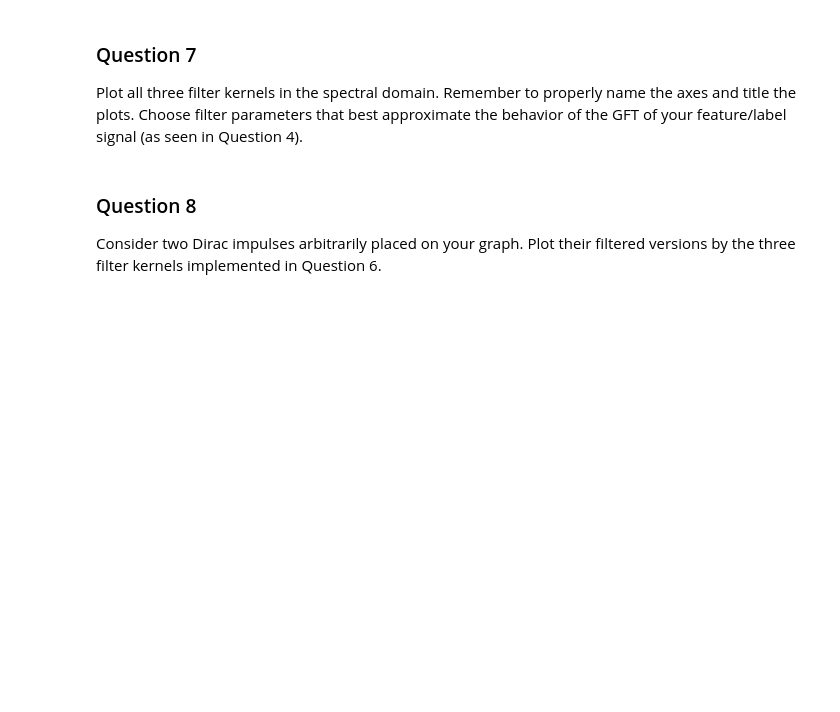
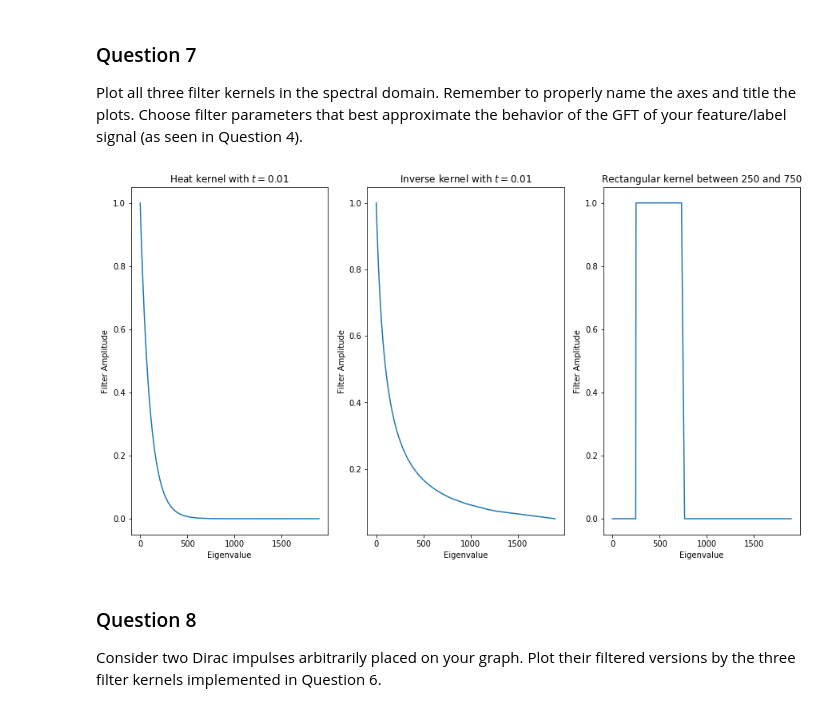
Before and after one commit to mattminder/ntds_24, a Jupyter notebook: Milestone_4/4_graph_signal_processing.ipynb, the cells around one changed output. Saved outputs shown, nothing was run; the diff lists cells and outputs as text; code cells hidden in the pictures; blank space fills up the shorter version.

```diff
--- a/Milestone_4/4_graph_signal_processing.ipynb
+++ b/Milestone_4/4_graph_signal_processing.ipynb
@@ -289,3 +287,17 @@ Plot all three filter kernels in the spectral domain. Remember to properly name
+# %%
+fig = plt.figure(figsize=(15,8))
+ax  = fig.subplots(1,3)
+ax[0].plot(eigenvalues,heat_kernel(eigenvalues,0.01)) #lowpass heat filter
+ax[0].set_title('Heat kernel with $t=0.01$')
+ax[1].plot(eigenvalues,inverse_kernel(eigenvalues,0.01)) #lowpass inverse filter
+ax[1].set_title('Inverse kernel with $t=0.01$')
+ax[2].plot(eigenvalues,rectangle_kernel(eigenvalues,250,750)) #bandpass rectangular
+ax[2].set_title('Rectangular kernel between 250 and 750')
+for i in range(3):
+    ax[i].set_xlabel('Eigenvalue')
+    ax[i].set_ylabel('Filter Amplitude')
+# %% [output]
+[figure, added]
 # %% [markdown]
 ### Question 8
 
```
Also changed, not shown: parts of 11 cells of this notebook.
